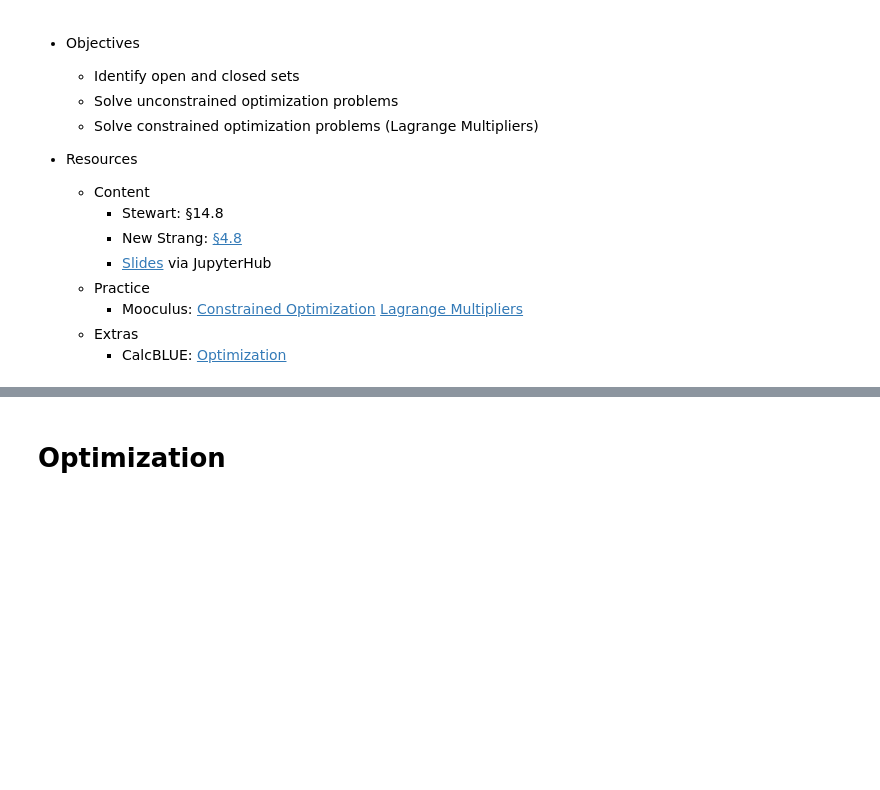
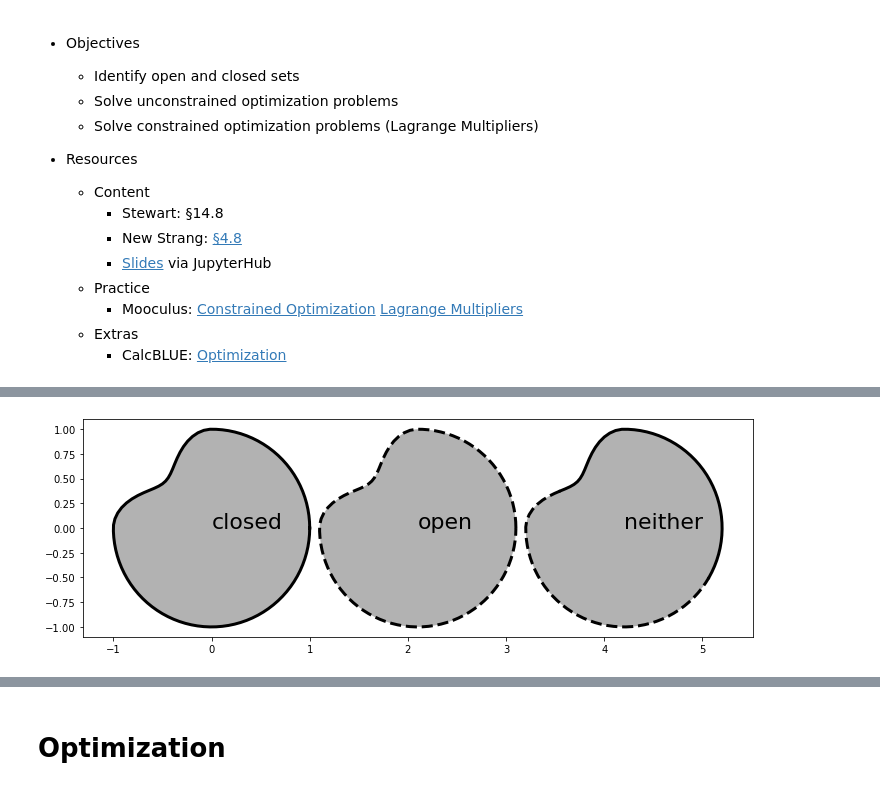
Before and after one commit to drewyoungren/mvc-f20, a Jupyter notebook: lec/mvc-L13.ipynb, the cells around one changed output, grey strips where cells are left out. Saved outputs shown, nothing was run; the diff lists cells and outputs as text; code cells hidden in the pictures; blank space fills up the shorter version.

```diff
--- a/lec/mvc-L13.ipynb
+++ b/lec/mvc-L13.ipynb
@@ -63,3 +61,25 @@ A set $S$ is **closed** if it contains all its boundary points.
+# %%
+def rr(t):
+    if pi/2 < t < pi:
+        return 2/3+1/3*cos(2*t)**2
+    else:
+        return 1.
+
+rr = np.vectorize(rr)
+
+t = np.linspace(0,np.pi*2,100)
+plt.figure(figsize=(12,4))
+plt.fill(rr(t)*cos(t),rr(t)*sin(t),'k',alpha=.3)
+plt.plot(rr(t)*cos(t),rr(t)*sin(t),'-k',2.1+rr(t)*cos(t),rr(t)*sin(t),'--k',lw=3)
+plt.fill(rr(t)*cos(t)+2.1,rr(t)*sin(t),'k',alpha=.3)
+plt.fill(rr(t)*cos(t)+2*2.1,rr(t)*sin(t),'k',alpha=.3)
+t=np.linspace(-pi/6,5*pi/6,50)
+plt.plot(4.2+rr(t)*cos(t),rr(t)*sin(t),'-k',4.2+rr(t+pi)*cos(t+pi),rr(t+pi)*sin(t+pi),'--k',lw=3);
+plt.text(2.1,0,"open",fontsize=22);
+plt.text(4.2,0,"neither",fontsize=22);
+plt.text(0,0,"closed",fontsize=22);
+# %% [output]
+[figure, added]
 # %% [markdown]
 <p style="padding-bottom:40%;"> </p>
 # %% [markdown]
```
Also changed, not shown: parts of 8 cells of this notebook, 1 other file.
